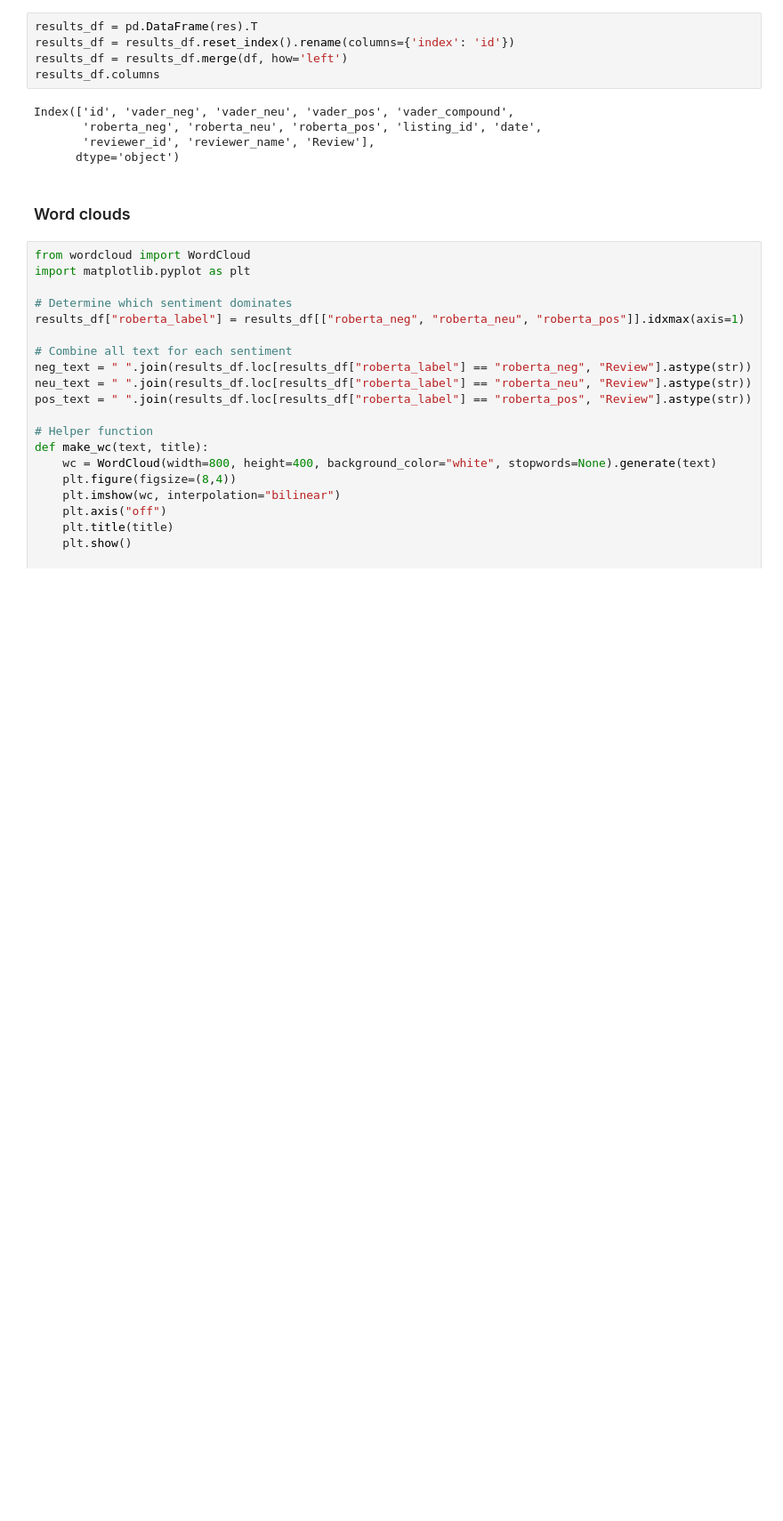
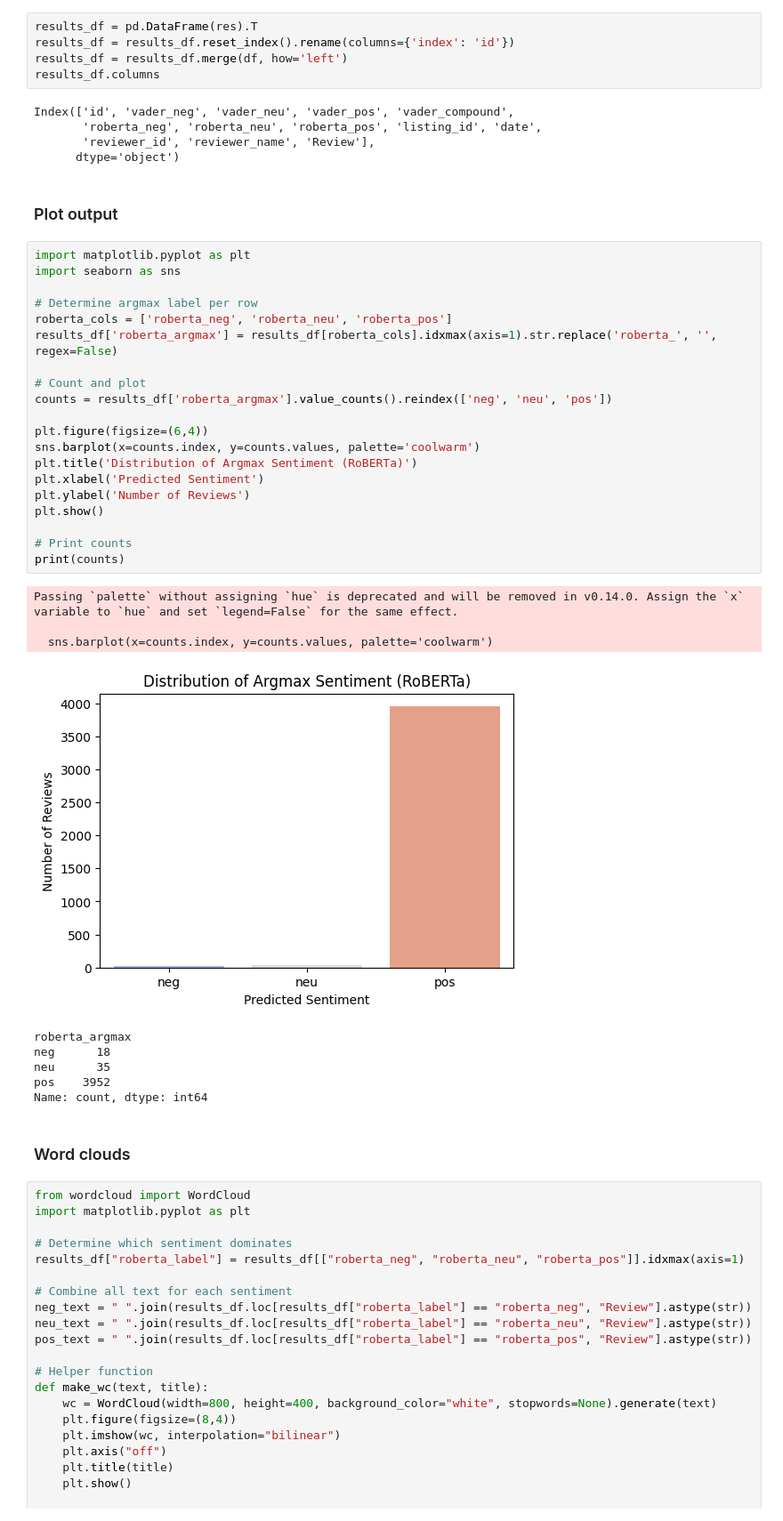
Before and after one commit to juliuseg/CompToolsDatascience41, a Jupyter notebook: sentimentAnalysisAirbnb.ipynb, the cells around one changed output. Shown at 89% size. Saved outputs shown, nothing was run; the diff lists cells and outputs as text; blank space fills up the shorter version.

```diff
--- a/sentimentAnalysisAirbnb.ipynb
+++ b/sentimentAnalysisAirbnb.ipynb
@@ -267,6 +256,38 @@ Index(['id', 'vader_neg', 'vader_neu', 'vader_pos', 'vader_compound',
        'roberta_neg', 'roberta_neu', 'roberta_pos', 'listing_id', 'date',
        'reviewer_id', 'reviewer_name', 'Review'],
       dtype='object')
+# %% [markdown]
+### Plot output
+# %%
+import matplotlib.pyplot as plt
+import seaborn as sns
+
+# Determine argmax label per row
+roberta_cols = ['roberta_neg', 'roberta_neu', 'roberta_pos']
+results_df['roberta_argmax'] = results_df[roberta_cols].idxmax(axis=1).str.replace('roberta_', '', regex=False)
+
+# Count and plot
+counts = results_df['roberta_argmax'].value_counts().reindex(['neg', 'neu', 'pos'])
+
+plt.figure(figsize=(6,4))
+sns.barplot(x=counts.index, y=counts.values, palette='coolwarm')
+plt.title('Distribution of Argmax Sentiment (RoBERTa)')
+plt.xlabel('Predicted Sentiment')
+plt.ylabel('Number of Reviews')
+plt.show()
+
+# Print counts
+print(counts)
+# %% [output]
+Passing `palette` without assigning `hue` is deprecated and will be removed in v0.14.0. Assign the `x` variable to `hue` and set `legend=False` for the same effect.
+
+  sns.barplot(x=counts.index, y=counts.values, palette='coolwarm')
+[figure, added]
+roberta_argmax
+neg      18
+neu      35
+pos    3952
+Name: count, dtype: int64
 # %% [markdown]
 ### Word clouds
 # %%
```
Also changed, not shown: parts of 7 cells of this notebook, 1 other file.
